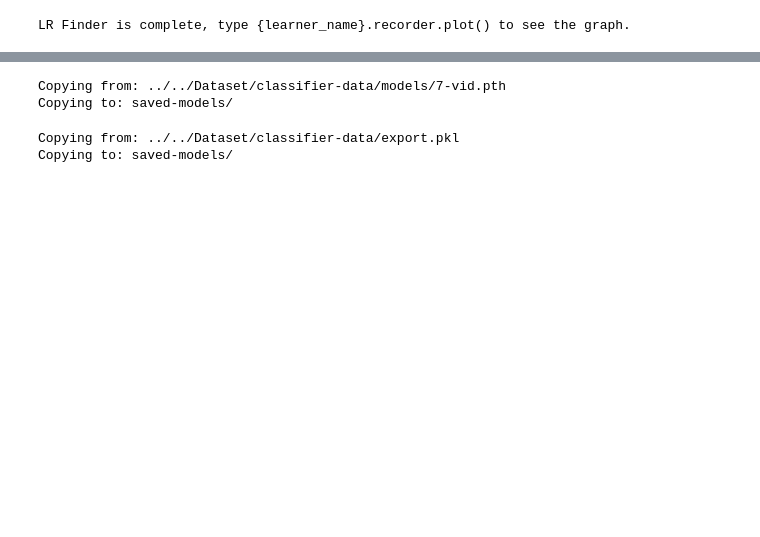
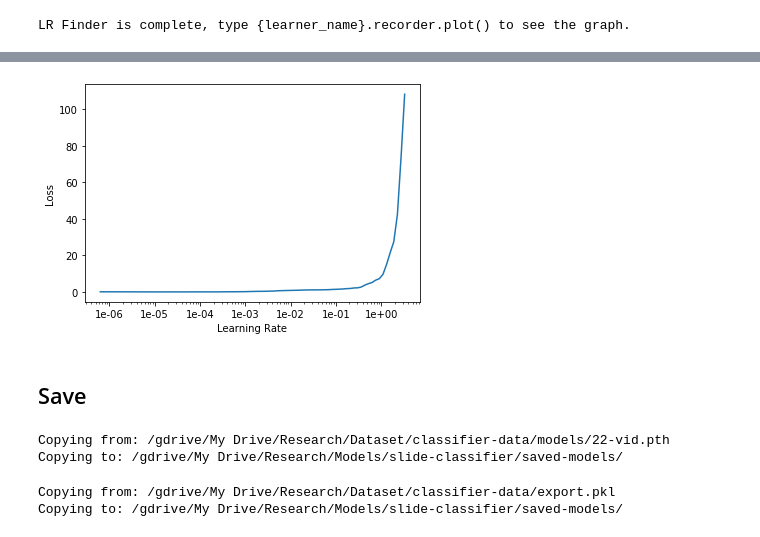
Before and after one commit to HHousen/lecture2notes, a Jupyter notebook: Models/slide-classifier/slide-classifier-fastai.ipynb, the cells around one changed output, grey strips where cells are left out. Saved outputs shown, nothing was run; the diff lists cells and outputs as text; code cells hidden in the pictures; blank space fills up the shorter version.

```diff
--- a/Models/slide-classifier/slide-classifier-fastai.ipynb
+++ b/Models/slide-classifier/slide-classifier-fastai.ipynb
@@ -119,0 +159,4 @@ interp.most_confused() #min_val=2
+# %%
+learn.recorder.plot()
+# %% [output]
+[figure, added]
@@ -120,10 +165,12 @@ interp.most_confused() #min_val=2
+# %% [markdown]
+## Save
 # %%
-learn_save_copy(learn, "7-vid", False)
+learn_save_copy(learn, "22-vid", path, False)
 # %% [output]
-Copying from: ../../Dataset/classifier-data/models/7-vid.pth
-Copying to: saved-models/
+Copying from: /gdrive/My Drive/Research/Dataset/classifier-data/models/22-vid.pth
+Copying to: /gdrive/My Drive/Research/Models/slide-classifier/saved-models/
 # %%
-learn_save_copy(learn, "7-vid", True)
+learn_save_copy(learn, "22-vid", path, True)
 # %% [output]
-Copying from: ../../Dataset/classifier-data/export.pkl
-Copying to: saved-models/
+Copying from: /gdrive/My Drive/Research/Dataset/classifier-data/export.pkl
+Copying to: /gdrive/My Drive/Research/Models/slide-classifier/saved-models/
```
Also changed, not shown: parts of 21 cells of this notebook, 1 other file.
